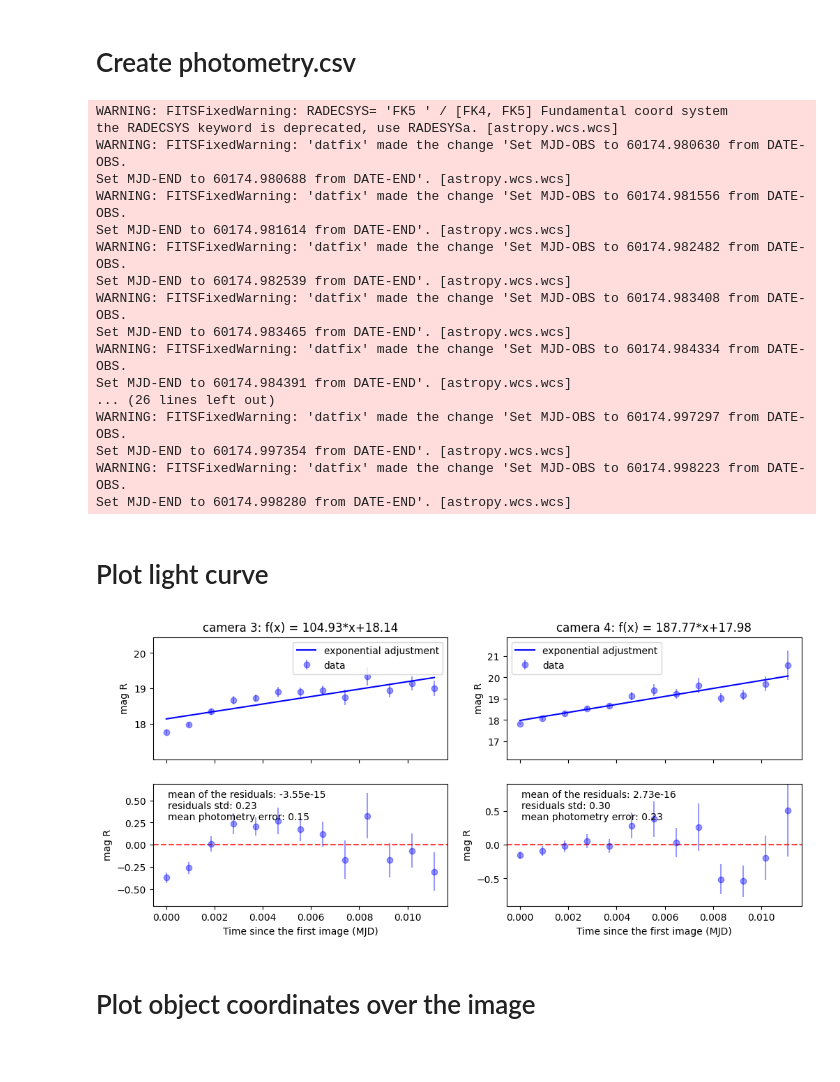
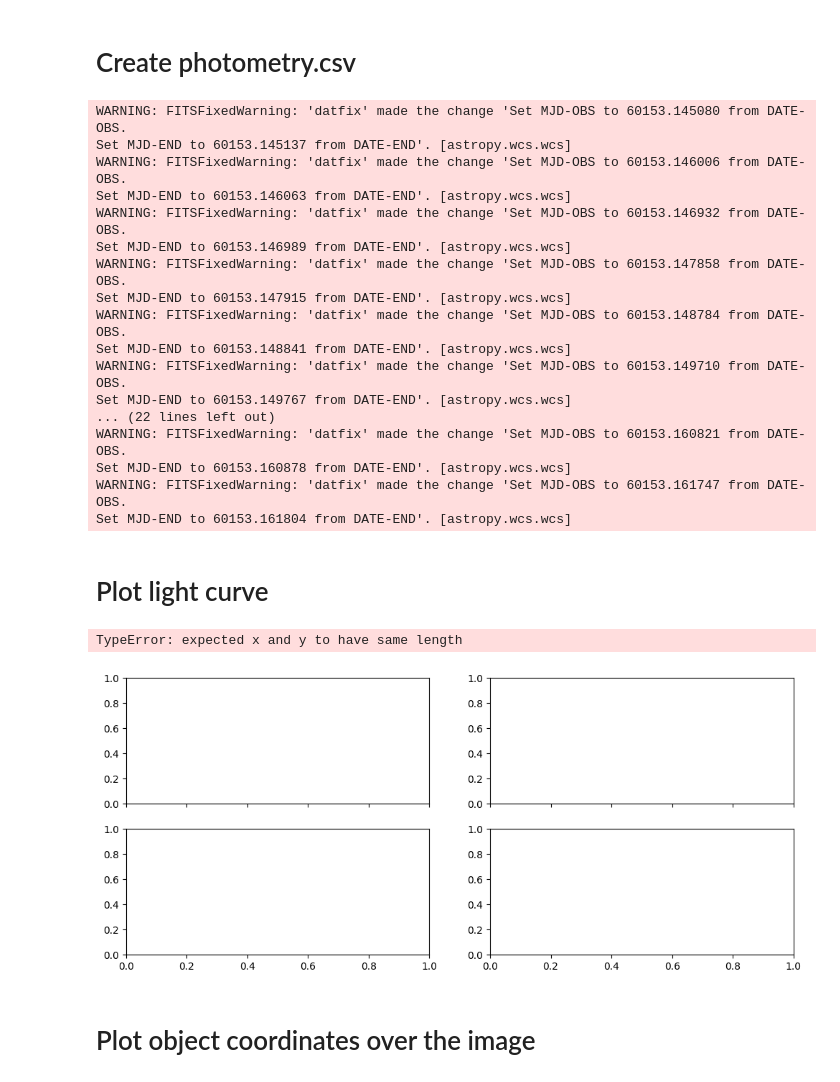
Before and after one commit to DBernardes/Tools-for-the-MOPTOP-pipeline-products, a Jupyter notebook: photometry_extraction.ipynb, the cells around one changed output. Drawn from its saved outputs; the diff is of its cells as text; code cells hidden in the pictures.

```diff
--- a/photometry_extraction.ipynb
+++ b/photometry_extraction.ipynb
@@ -9,9 +9,9 @@ import numpy as np
 from photometry import Photometry
 from copy import copy
 
-star_name = "GRB 230818A"
+star_name = "GRB 230728A"
 experiment = "all data"
-_set = "first"
+_set = "second"
 camera = 4
 max_box_size = 20
 src_path = os.path.join(
@@ -24,10 +24,8 @@ src_path = os.path.join(
     "combined images",
 )
 
-GOOD_IMAGE = f"{camera}_e_run1.fits"
-# GOOD_IMAGE = f"{camera}_e_20230818_5_1_1_1.fits"
 
-file = os.path.join(src_path, GOOD_IMAGE)
+file = os.path.join(src_path, f"{camera}_e_run1.fits")
 image = fits.getdata(file)
 median = np.median(image)
 std = np.median(np.abs(image - median))
@@ -39,8 +37,8 @@ csv_file = os.path.join(src_path, "..", f"objects coordinates.csv")
 df = pd.read_csv(csv_file)
 objects = {
     "name": df["name"],
-    "ra": df[f"ra_{_set}_set_cam{camera}"],
-    "dec": df[f"dec_{_set}_set_cam{camera}"],
+    "ra": df[f"ra_cam{camera}"],
+    "dec": df[f"dec_cam{camera}"],
 }
 objects = pd.DataFrame.from_dict(objects)
 phot = Photometry(file, objects, max_box_size)
@@ -101,7 +99,7 @@ for file in image_list:
             objects_photometry[_object.name]["star_mag_err"].append(
                 _object.star_mag_err
             )
-    except:
+    except ValueError:
         continue
 
 
@@ -111,23 +109,23 @@ for obj_name, obj_info in objects_photometry.items():
     df.sort_values(by=["mjd"])
     df.to_csv(csv_file, index=False)
 # %% [output]
-WARNING: FITSFixedWarning: RADECSYS= 'FK5 ' / [FK4, FK5] Fundamental coord system
-the RADECSYS keyword is deprecated, use RADESYSa. [astropy.wcs.wcs]
-WARNING: FITSFixedWarning: 'datfix' made the change 'Set MJD-OBS to 60174.980630 from DATE-OBS.
-Set MJD-END to 60174.980688 from DATE-END'. [astropy.wcs.wcs]
-WARNING: FITSFixedWarning: 'datfix' made the change 'Set MJD-OBS to 60174.981556 from DATE-OBS.
-Set MJD-END to 60174.981614 from DATE-END'. [astropy.wcs.wcs]
-WARNING: FITSFixedWarning: 'datfix' made the change 'Set MJD-OBS to 60174.982482 from DATE-OBS.
-Set MJD-END to 60174.982539 from DATE-END'. [astropy.wcs.wcs]
-WARNING: FITSFixedWarning: 'datfix' made the change 'Set MJD-OBS to 60174.983408 from DATE-OBS.
-Set MJD-END to 60174.983465 from DATE-END'. [astropy.wcs.wcs]
-WARNING: FITSFixedWarning: 'datfix' made the change 'Set MJD-OBS to 60174.984334 from DATE-OBS.
-Set MJD-END to 60174.984391 from DATE-END'. [astropy.wcs.wcs]
-... (26 lines left out)
-WARNING: FITSFixedWarning: 'datfix' made the change 'Set MJD-OBS to 60174.997297 from DATE-OBS.
-Set MJD-END to 60174.997354 from DATE-END'. [astropy.wcs.wcs]
-WARNING: FITSFixedWarning: 'datfix' made the change 'Set MJD-OBS to 60174.998223 from DATE-OBS.
-Set MJD-END to 60174.998280 from DATE-END'. [astropy.wcs.wcs]
+WARNING: FITSFixedWarning: 'datfix' made the change 'Set MJD-OBS to 60153.145080 from DATE-OBS.
+Set MJD-END to 60153.145137 from DATE-END'. [astropy.wcs.wcs]
+WARNING: FITSFixedWarning: 'datfix' made the change 'Set MJD-OBS to 60153.146006 from DATE-OBS.
+Set MJD-END to 60153.146063 from DATE-END'. [astropy.wcs.wcs]
+WARNING: FITSFixedWarning: 'datfix' made the change 'Set MJD-OBS to 60153.146932 from DATE-OBS.
+Set MJD-END to 60153.146989 from DATE-END'. [astropy.wcs.wcs]
+WARNING: FITSFixedWarning: 'datfix' made the change 'Set MJD-OBS to 60153.147858 from DATE-OBS.
+Set MJD-END to 60153.147915 from DATE-END'. [astropy.wcs.wcs]
+WARNING: FITSFixedWarning: 'datfix' made the change 'Set MJD-OBS to 60153.148784 from DATE-OBS.
+Set MJD-END to 60153.148841 from DATE-END'. [astropy.wcs.wcs]
+WARNING: FITSFixedWarning: 'datfix' made the change 'Set MJD-OBS to 60153.149710 from DATE-OBS.
+Set MJD-END to 60153.149767 from DATE-END'. [astropy.wcs.wcs]
+... (22 lines left out)
+WARNING: FITSFixedWarning: 'datfix' made the change 'Set MJD-OBS to 60153.160821 from DATE-OBS.
+Set MJD-END to 60153.160878 from DATE-END'. [astropy.wcs.wcs]
+WARNING: FITSFixedWarning: 'datfix' made the change 'Set MJD-OBS to 60153.161747 from DATE-OBS.
+Set MJD-END to 60153.161804 from DATE-END'. [astropy.wcs.wcs]
 # %% [markdown]
 # Plot light curve
 # %%
@@ -151,19 +149,19 @@ def read_csv_files(comparison_magnitude):
         comp_1.append(pd.read_csv(csv_file))
         csv_file = os.path.join(csv_path, f"original_cam{camera}.csv")
         cand.append(pd.read_csv(csv_file))
-    n = 12
+    n = 6
     df = pd.concat(cand, axis=0, ignore_index=True)
-    cand = df["star_photons"][:n]
-    cand_err = df["star_error"][:n]
+    cand = df["star_photons"][n:]
+    cand_err = df["star_error"][n:]
     df = pd.concat(comp_1, axis=0, ignore_index=True)
-    comp = df["star_photons"][:n]
-    comp_err = df["star_error"][:n]
+    comp = df["star_photons"][n:]
+    comp_err = df["star_error"][n:]
 
     star_mag, star_mag_err = calc_obj_magnitude(
         cand, cand_err, comp, comp_err, comparison_magnitude
     )
 
-    mjd = df["mjd"][:n]
+    mjd = df["mjd"]
     mjd -= mjd[0]
 
     return mjd, star_mag, star_mag_err
@@ -226,35 +224,37 @@ def plot_residuals(ax, cand, cand_err, exp_adjust, n_std=3):
     ax.set_ylabel("Residuals")
     ax.axhline(mean, color="r", linestyle="--", alpha=0.75)
     ax.set_ylim(mean - n_std * std, mean + n_std * std)
     ax.set_xlabel("Time since the first image (MJD)")
     ax.set_ylabel("mag R")
     ax.annotate(
         f"mean of the residuals: {mean:.2e}\nresiduals std: {std:.2f}\nmean photometry error: {np.mean(cand_err):.2f}",
         (0.05, 0.95),
         fontsize=10,
         ha="left",
         va="top",
         xycoords="axes fraction",
     )
 
 
 comparison_magnitude = 14.406
 fig, axs = plt.subplots(2, 2, figsize=(12, 5), sharex="col")
-for camera in [3, 4]:
+for camera in [3]:
     mjd, star_mag, star_mag_err = read_csv_files(comparison_magnitude)
+    mjd = mjd[6:]
     exp_adjust, *adjus_param = calc_linear_adjust(mjd, star_mag)
 
     ax = axs[0, camera - 3]
     plot_light_curve(ax, mjd, star_mag, star_mag_err, exp_adjust, adjus_param, 4)
 
     ax = axs[1, camera - 3]
     plot_residuals(ax, star_mag, star_mag_err, exp_adjust, 3)
 
 
 plt.savefig(os.path.join(src_path, "..", "light_curve.png"))
 plt.show()
 # %% [output]
+TypeError: expected x and y to have same length
-[figure, old version]
+[figure, new version]
 # %% [markdown]
 # Plot object coordinates over the image
 # %%
```
Also changed, not shown: parts of 1 cell of this notebook, 4 other files.
